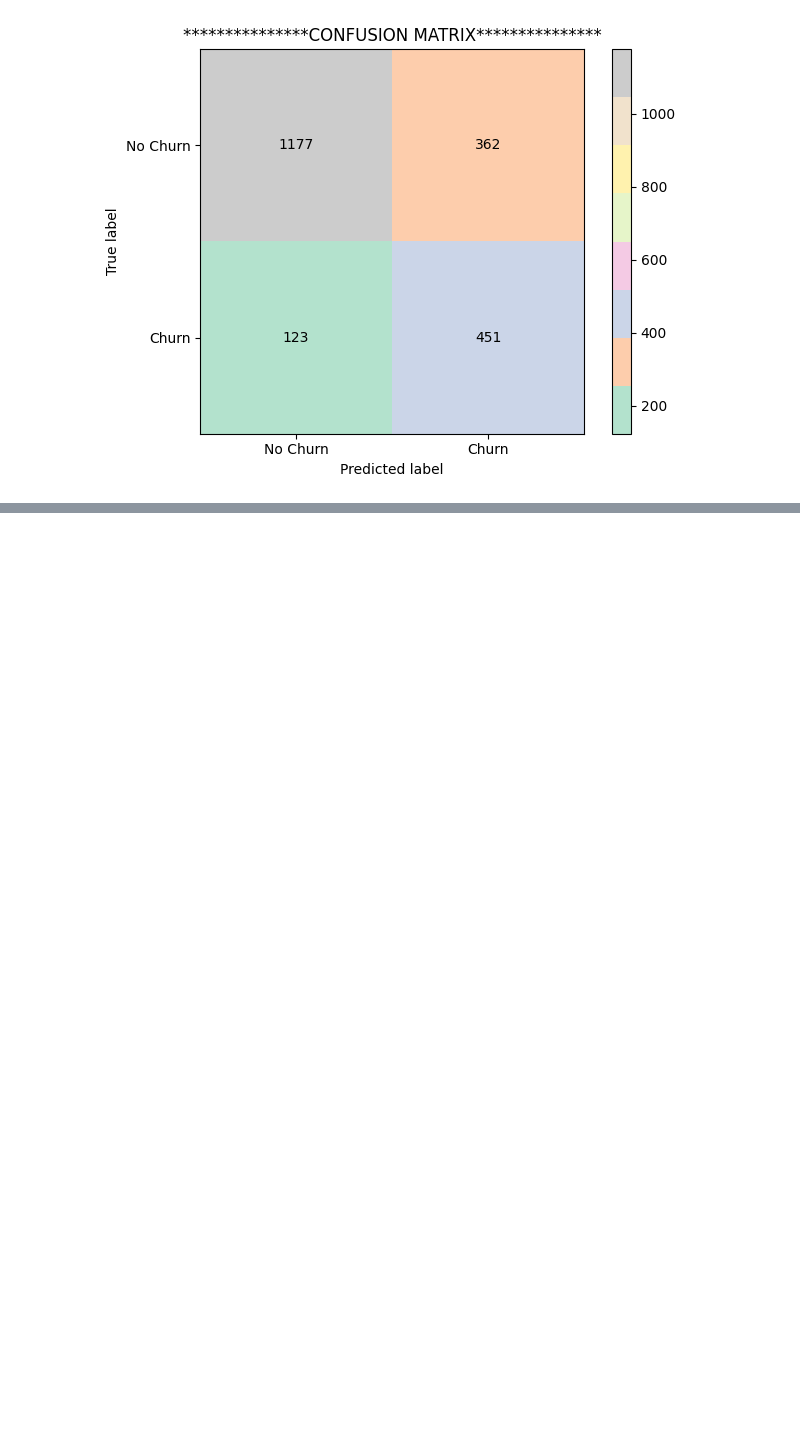
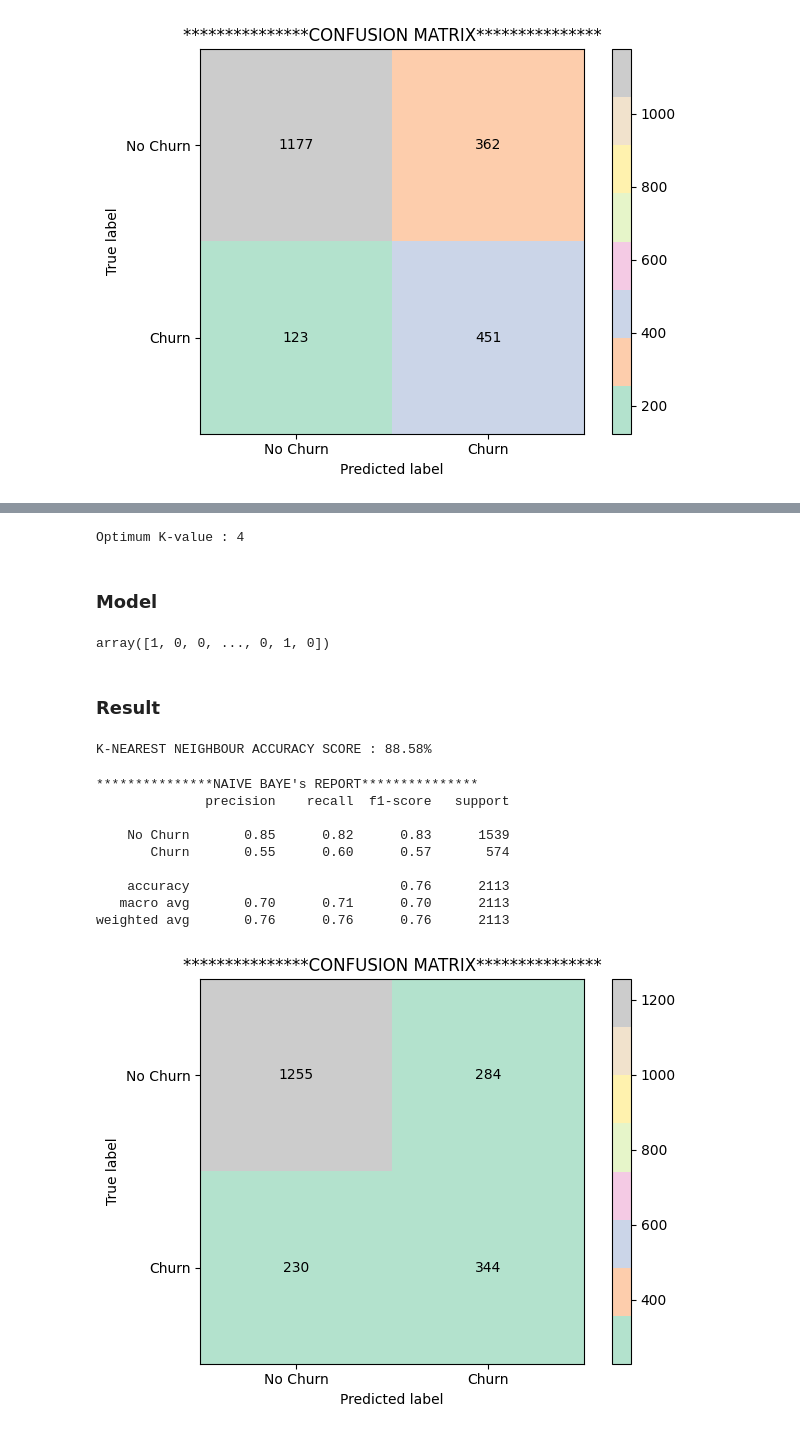
Before and after one commit to Theveetha/Telecom_Churn_Prediction, a Jupyter notebook: Telecom_Churn_Prediction.ipynb, the cells around one changed output, grey strips where cells are left out. Saved outputs shown, nothing was run; the diff lists cells and outputs as text; code cells hidden in the pictures; blank space fills up the shorter version.

```diff
--- a/Telecom_Churn_Prediction.ipynb
+++ b/Telecom_Churn_Prediction.ipynb
@@ -915,0 +926,36 @@ weighted avg       0.81      0.77      0.78      2113
+# %%
+optimum_k = k_values[cv_score.index(max(cv_score))]
+print(f"Optimum K-value : {optimum_k}")
+# %% [output]
+Optimum K-value : 4
+# %% [markdown]
+### **Model**
+# %%
+from sklearn.neighbors import KNeighborsClassifier
+
+kn_model = KNeighborsClassifier(n_neighbors=4)
+kn_model.fit(x_train_en,y_train_en)
+kn_y_pred = kn_model.predict(x_test)
+kn_y_pred
+# %% [output]
+array([1, 0, 0, ..., 0, 1, 0])
+# %% [markdown]
+### **Result**
+# %%
+kn_score = kn_model.score(x_train_en,y_train_en)
+print(f"K-NEAREST NEIGHBOUR ACCURACY SCORE : {round((kn_score*100),2)}%")
+# %% [output]
+K-NEAREST NEIGHBOUR ACCURACY SCORE : 88.58%
+# %%
+model_report(y_test,kn_y_pred,confusion_lbs)
+# %% [output]
+***************NAIVE BAYE's REPORT***************
+              precision    recall  f1-score   support
+
+    No Churn       0.85      0.82      0.83      1539
+       Churn       0.55      0.60      0.57       574
+
+    accuracy                           0.76      2113
+   macro avg       0.70      0.71      0.70      2113
+weighted avg       0.76      0.76      0.76      2113
+[figure, added]
```
Also changed, not shown: parts of 38 cells of this notebook.
